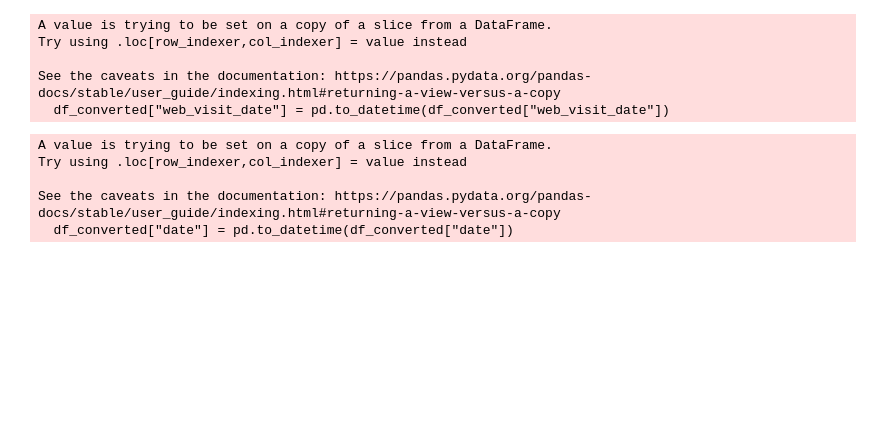
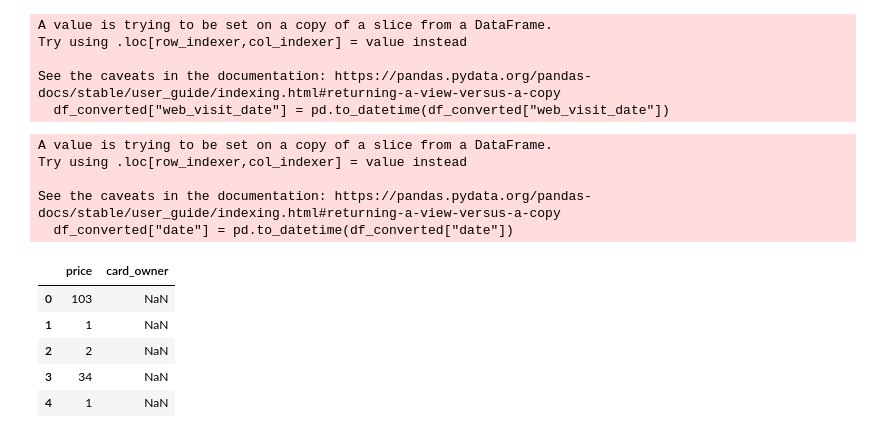
Before and after one commit to Rehann2/Offline-Purchase-Prediction, a Jupyter notebook: purchase_model.ipynb, the cells around one changed output. Drawn from its saved outputs; the diff is of its cells as text; code cells hidden in the pictures; blank space fills up the shorter version.

```diff
--- a/purchase_model.ipynb
+++ b/purchase_model.ipynb
@@ -101,10 +101,18 @@ Try using .loc[row_indexer,col_indexer] = value instead
 
 See the caveats in the documentation: https://pandas.pydata.org/pandas-docs/stable/user_guide/indexing.html#returning-a-view-versus-a-copy
   df_converted["date"] = pd.to_datetime(df_converted["date"])
-# %%
-df_converted["difference"] =
 # %%
 data = df_converted.copy()
 # %%
 X = data.drop('offline_conversion', axis=1)
 y = data['offline_conversion']
+# %%
+#X.drop(columns=['user_id'],inplace=True)
+X.head()
+# %% [output]
+|  | price | card_owner |
+| 0 | 103 | NaN |
+| 1 | 1 | NaN |
+| 2 | 2 | NaN |
+| 3 | 34 | NaN |
+| 4 | 1 | NaN |
```
Also changed, not shown: parts of 3 cells of this notebook.
